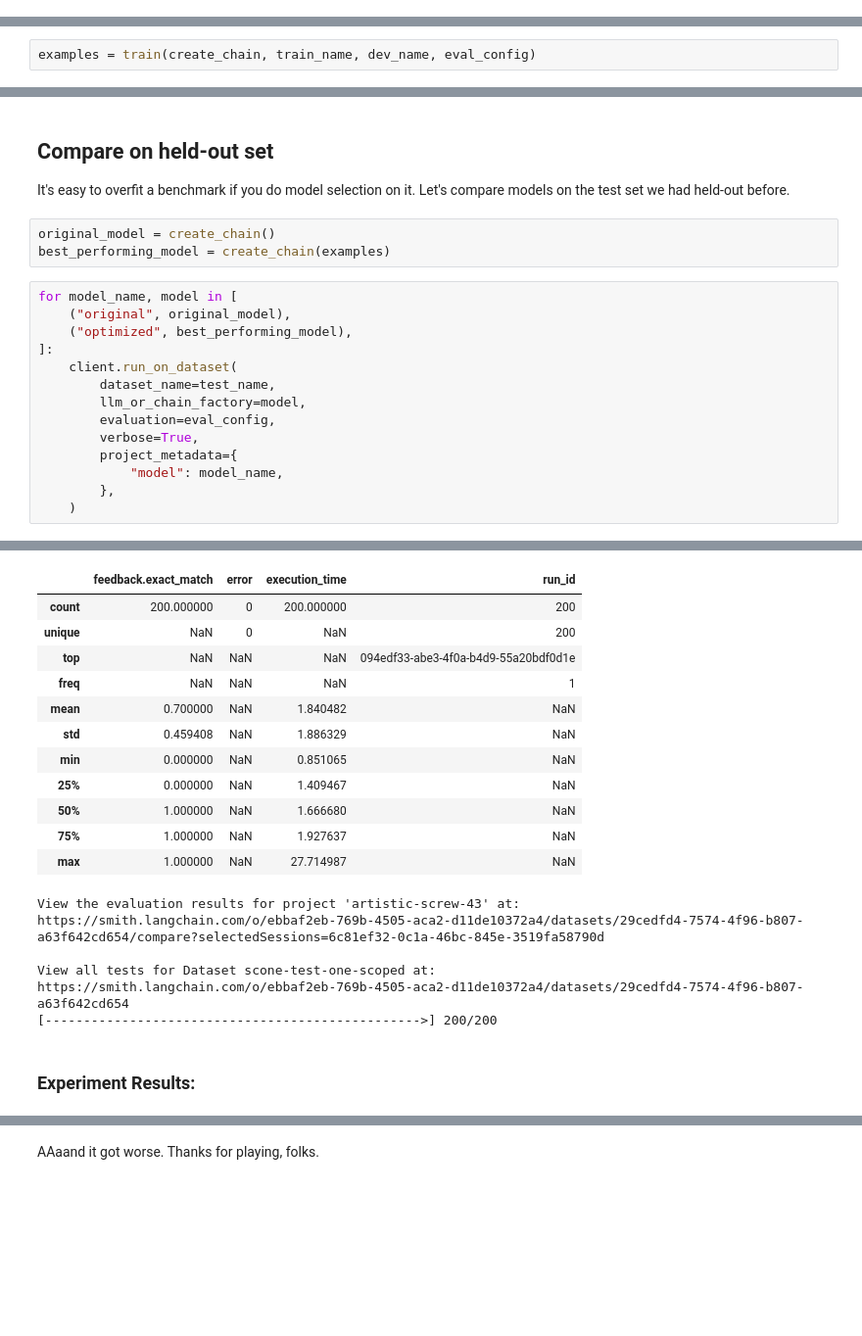
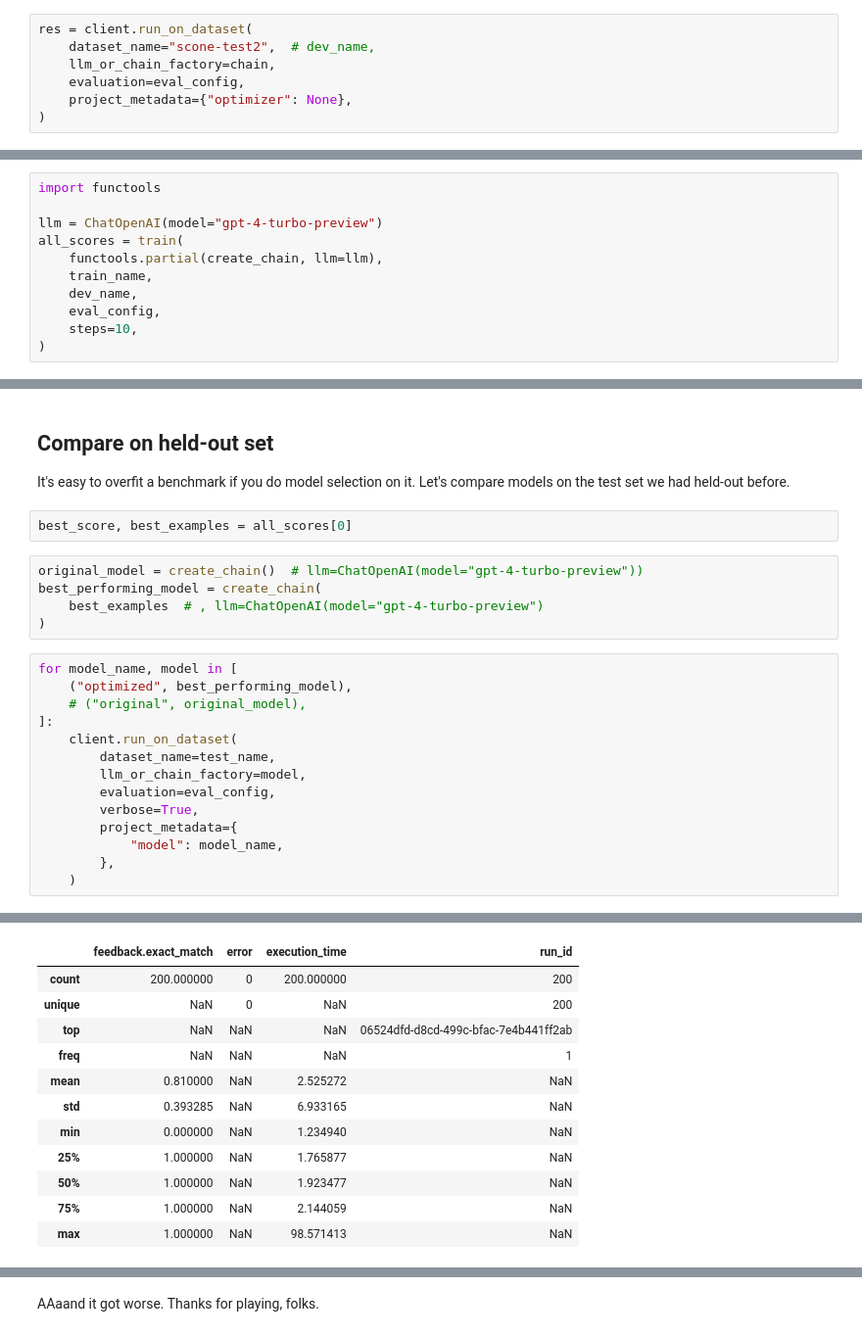
Before and after one commit to langchain-ai/langsmith-cookbook, a Jupyter notebook: optimization/few-shot-prompting.ipynb, the cells around one changed output, grey strips where cells are left out. Shown at 98% size. Saved outputs shown, nothing was run; the diff lists cells and outputs as text; blank space fills up the shorter version.

```diff
--- a/optimization/few-shot-prompting.ipynb
+++ b/optimization/few-shot-prompting.ipynb
@@ -122,3 +165,10 @@ https://smith.langchain.com/o/ebbaf2eb-769b-4505-aca2-d11de10372a4/datasets/1bba
+# %%
+res = client.run_on_dataset(
+    dataset_name="scone-test2",  # dev_name,
+    llm_or_chain_factory=chain,
+    evaluation=eval_config,
+    project_metadata={"optimizer": None},
+)
 # %% [markdown]
 Got about ~55% on it. Whoopy.
 # %% [markdown]
@@ -270,3 +370,12 @@ def train(
 # %%
-examples = train(create_chain, train_name, dev_name, eval_config)
+import functools
+
+llm = ChatOpenAI(model="gpt-4-turbo-preview")
+all_scores = train(
+    functools.partial(create_chain, llm=llm),
+    train_name,
+    dev_name,
+    eval_config,
+    steps=10,
+)
 # %% [output]
@@ -368,13 +462,17 @@ Experiment Results:
 ## Compare on held-out set
 
 It's easy to overfit a benchmark if you do model selection on it. Let's compare models on the test set we had held-out before.
+# %%
+best_score, best_examples = all_scores[0]
 # %%
-original_model = create_chain()
-best_performing_model = create_chain(examples)
+original_model = create_chain()  # llm=ChatOpenAI(model="gpt-4-turbo-preview"))
+best_performing_model = create_chain(
+    best_examples  # , llm=ChatOpenAI(model="gpt-4-turbo-preview")
+)
 # %%
 for model_name, model in [
-    ("original", original_model),
     ("optimized", best_performing_model),
+    # ("original", original_model),
 ]:
     client.run_on_dataset(
         dataset_name=test_name,
@@ -391,24 +489,17 @@ https://smith.langchain.com/o/ebbaf2eb-769b-4505-aca2-d11de10372a4/datasets/29ce
 
 View all tests for Dataset scone-test-one-scoped at:
 https://smith.langchain.com/o/ebbaf2eb-769b-4505-aca2-d11de10372a4/datasets/29cedfd4-7574-4f96-b807-a63f642cd654
 [------------------------------------------------->] 200/200
 Experiment Results:
 |  | feedback.exact_match | error | execution_time | run_id |
 | count | 200.000000 | 0 | 200.000000 | 200 |
 | unique | NaN | 0 | NaN | 200 |
-| top | NaN | NaN | NaN | 094edf33-abe3-4f0a-b4d9-55a20bdf0d1e |
+| top | NaN | NaN | NaN | 06524dfd-d8cd-499c-bfac-7e4b441ff2ab |
 | freq | NaN | NaN | NaN | 1 |
-| mean | 0.700000 | NaN | 1.840482 | NaN |
-| std | 0.459408 | NaN | 1.886329 | NaN |
-| min | 0.000000 | NaN | 0.851065 | NaN |
-| 25% | 0.000000 | NaN | 1.409467 | NaN |
-| 50% | 1.000000 | NaN | 1.666680 | NaN |
-| 75% | 1.000000 | NaN | 1.927637 | NaN |
-| max | 1.000000 | NaN | 27.714987 | NaN |
+| mean | 0.810000 | NaN | 2.525272 | NaN |
+| std | 0.393285 | NaN | 6.933165 | NaN |
+| min | 0.000000 | NaN | 1.234940 | NaN |
+| 25% | 1.000000 | NaN | 1.765877 | NaN |
+| 50% | 1.000000 | NaN | 1.923477 | NaN |
+| 75% | 1.000000 | NaN | 2.144059 | NaN |
+| max | 1.000000 | NaN | 98.571413 | NaN |
-View the evaluation results for project 'artistic-screw-43' at:
-https://smith.langchain.com/o/ebbaf2eb-769b-4505-aca2-d11de10372a4/datasets/29cedfd4-7574-4f96-b807-a63f642cd654/compare?selectedSessions=6c81ef32-0c1a-46bc-845e-3519fa58790d
-
-View all tests for Dataset scone-test-one-scoped at:
-https://smith.langchain.com/o/ebbaf2eb-769b-4505-aca2-d11de10372a4/datasets/29cedfd4-7574-4f96-b807-a63f642cd654
-[------------------------------------------------->] 200/200
-Experiment Results:
```
Also changed, not shown: parts of 13 cells of this notebook, 1 other file.
